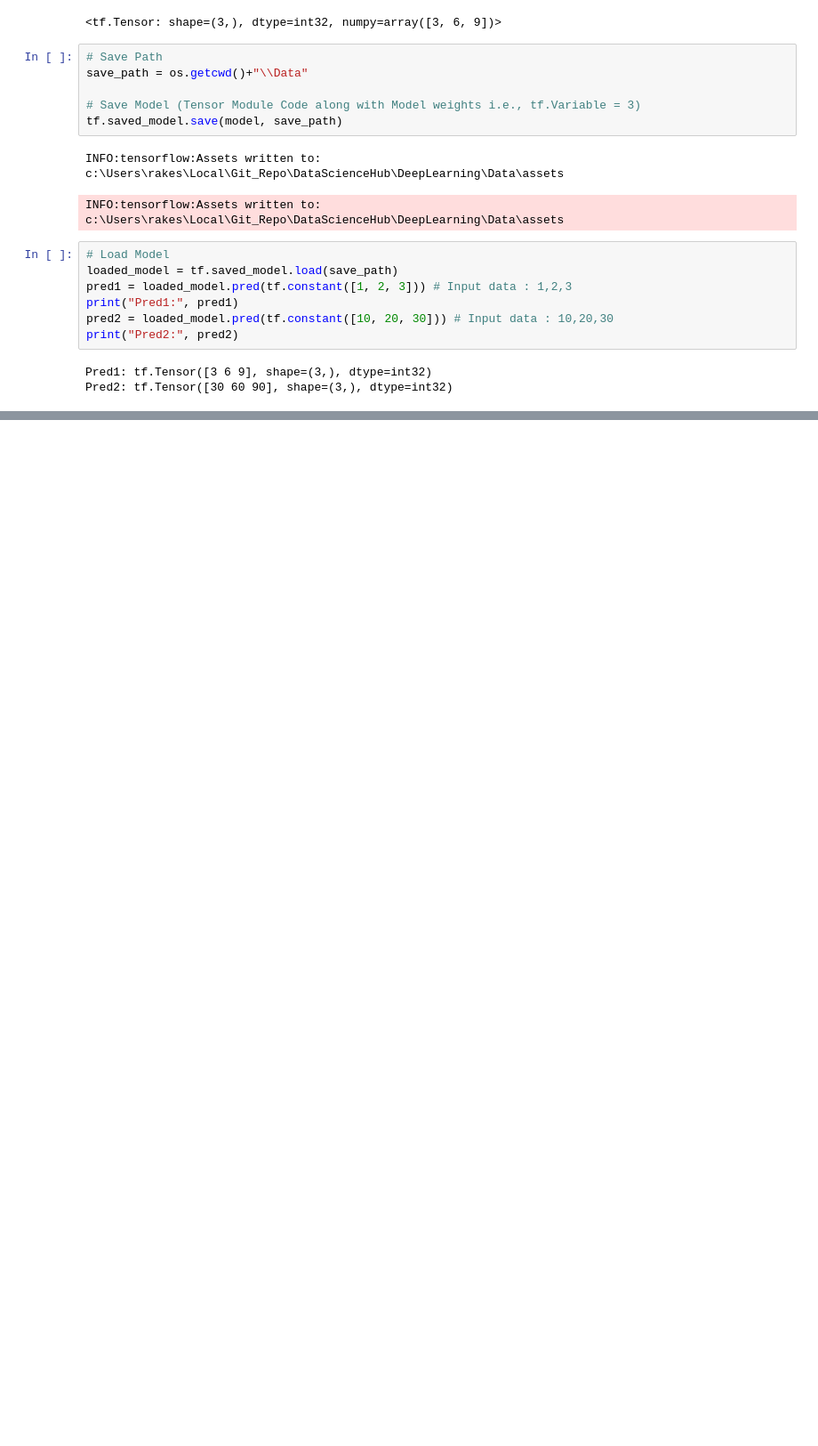
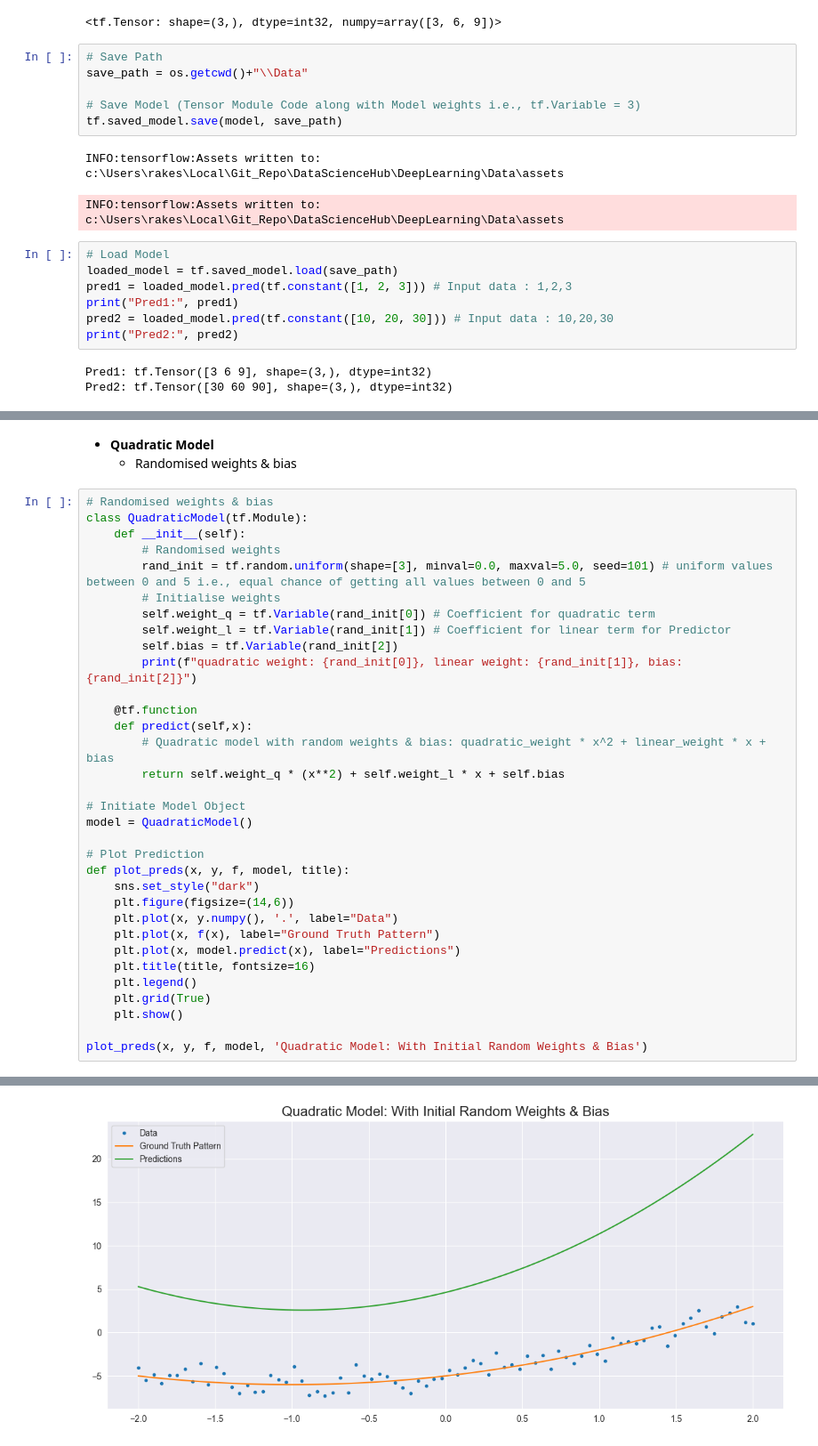
Before and after one commit to RakeshG1/DataScienceHub, a Jupyter notebook: DeepLearning/Tensorflow[Basics].ipynb, the cells around one changed output, grey strips where cells are left out. Shown: that part at 89% size. Drawn from its saved outputs; the diff is of its cells as text; blank space fills up the shorter version.

```diff
--- a/DeepLearning/Tensorflow[Basics].ipynb
+++ b/DeepLearning/Tensorflow[Basics].ipynb
@@ -303,0 +392,37 @@ Pred2: tf.Tensor([30 60 90], shape=(3,), dtype=int32)
+# %% [markdown]
+- **Quadratic Model**
+    - Randomised weights & bias
+# %%
+# Randomised weights & bias
+class QuadraticModel(tf.Module):
+    def __init__(self):
+        # Randomised weights
+        rand_init = tf.random.uniform(shape=[3], minval=0.0, maxval=5.0, seed=101) # uniform values between 0 and 5 i.e., equal chance of getting all values between 0 and 5
+        # Initialise weights
+        self.weight_q = tf.Variable(rand_init[0]) # Coefficient for quadratic term
+        self.weight_l = tf.Variable(rand_init[1]) # Coefficient for linear term for Predictor
+        self.bias = tf.Variable(rand_init[2])
+        print(f"quadratic weight: {rand_init[0]}, linear weight: {rand_init[1]}, bias: {rand_init[2]}")
+
+    @tf.function
+    def predict(self,x):
+        # Quadratic model with random weights & bias: quadratic_weight * x^2 + linear_weight * x + bias
+        return self.weight_q * (x**2) + self.weight_l * x + self.bias
+
+# Initiate Model Object
+model = QuadraticModel()
+
+# Plot Prediction
+def plot_preds(x, y, f, model, title):
+    sns.set_style("dark")
+    plt.figure(figsize=(14,6))
+    plt.plot(x, y.numpy(), '.', label="Data")
+    plt.plot(x, f(x), label="Ground Truth Pattern")
+    plt.plot(x, model.predict(x), label="Predictions")
+    plt.title(title, fontsize=16)
+    plt.legend()
+    plt.grid(True)
+    plt.show()
+
+plot_preds(x, y, f, model, 'Quadratic Model: With Initial Random Weights & Bias')
+# %% [output]
@@ -303,0 +432 @@ Pred2: tf.Tensor([30 60 90], shape=(3,), dtype=int32)
+[figure, added]
```
Also changed, not shown: parts of 9 cells of this notebook.
